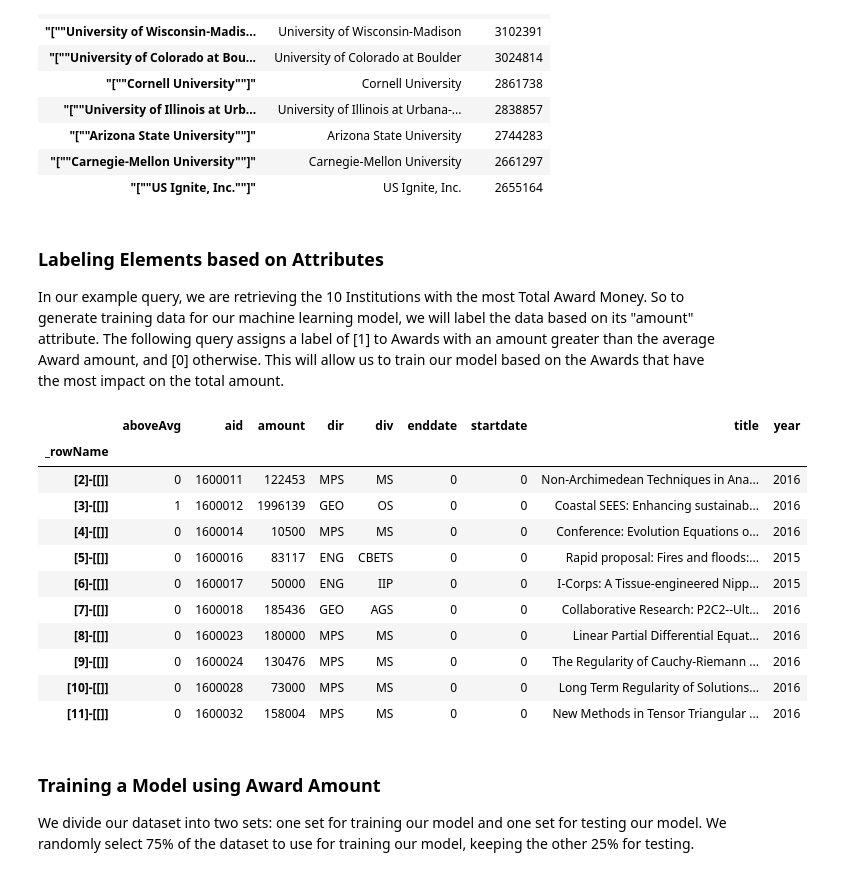
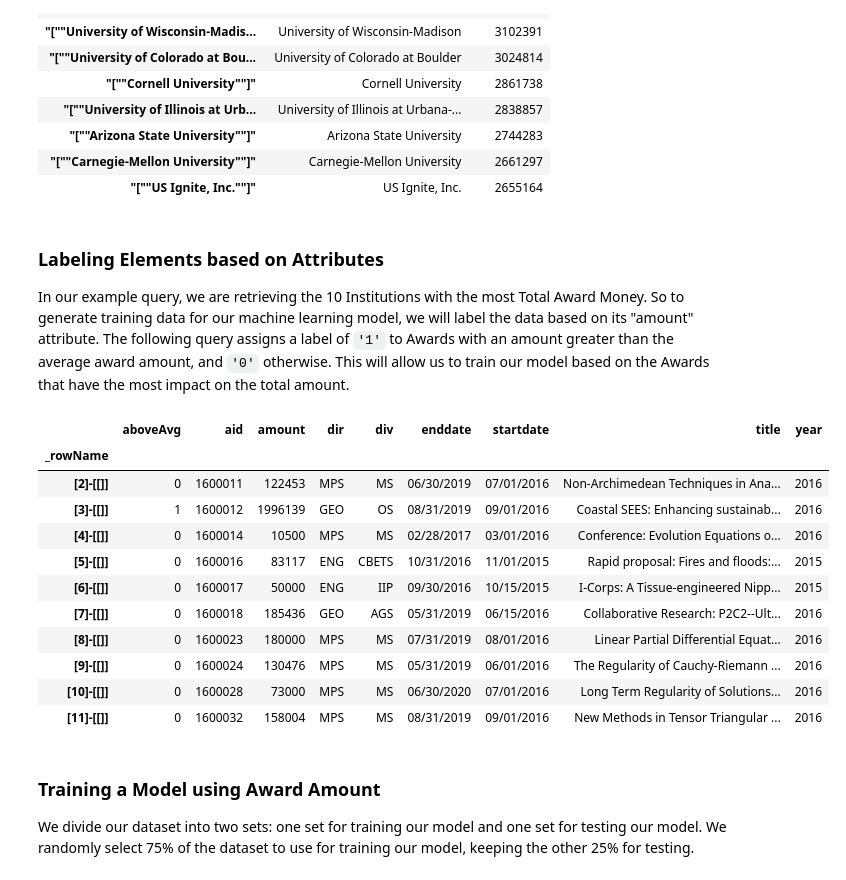
Before and after one commit to Mdevlin4/CMSC724, a Jupyter notebook: Explaining Queries by Identifying Biased Features.ipynb, the cells around one changed output. Saved outputs shown, nothing was run; the diff lists cells and outputs as text; code cells hidden in the pictures.

```diff
--- a/Explaining Queries by Identifying Biased Features.ipynb
+++ b/Explaining Queries by Identifying Biased Features.ipynb
@@ -82,29 +89,30 @@ LIMIT 10
 | "[""US Ignite, Inc.""]" | US Ignite, Inc. | 2655164 |
 # %% [markdown]
 ### Labeling Elements based on Attributes
-In our example query, we are retrieving the 10 Institutions with the most Total Award Money. So to generate training data for our machine learning model, we will label the data based on its "amount" attribute. The following query assigns a label of [1] to Awards with an amount greater than the average Award amount, and [0] otherwise. This will allow us to train our model based on the Awards that have the most impact on the total amount.
+In our example query, we are retrieving the 10 Institutions with the most Total Award Money. So to generate training data for our machine learning model, we will label the data based on its "amount" attribute. The following query assigns a label of `'1'` to Awards with an amount greater than the average award amount, and `'0'` otherwise. This will allow us to train our model based on the Awards that have the most impact on the total amount.
 # %%
 mldb.query("""
 SELECT Award.* AS *, Award.amount > amtavg AS aboveAvg
 FROM Award
 INNER JOIN (
     SELECT avg(amount) AS amtavg
     FROM Award
-) LIMIT 10
+)
+LIMIT 10
 """)
 # %% [output]
 |  | aboveAvg | aid | amount | dir | div | enddate | startdate | title | year |
 | _rowName |  |  |  |  |  |  |  |  |  |
-| [2]-[[]] | 0 | 1600011 | 122453 | MPS | MS | 0 | 0 | Non-Archimedean Techniques in Ana... | 2016 |
-| [3]-[[]] | 1 | 1600012 | 1996139 | GEO | OS | 0 | 0 | Coastal SEES: Enhancing sustainab... | 2016 |
-| [4]-[[]] | 0 | 1600014 | 10500 | MPS | MS | 0 | 0 | Conference: Evolution Equations o... | 2016 |
-| [5]-[[]] | 0 | 1600016 | 83117 | ENG | CBETS | 0 | 0 | Rapid proposal: Fires and floods:... | 2015 |
-| [6]-[[]] | 0 | 1600017 | 50000 | ENG | IIP | 0 | 0 | I-Corps: A Tissue-engineered Nipp... | 2015 |
-| [7]-[[]] | 0 | 1600018 | 185436 | GEO | AGS | 0 | 0 | Collaborative Research: P2C2--Ult... | 2016 |
-| [8]-[[]] | 0 | 1600023 | 180000 | MPS | MS | 0 | 0 | Linear Partial Differential Equat... | 2016 |
-| [9]-[[]] | 0 | 1600024 | 130476 | MPS | MS | 0 | 0 | The Regularity of Cauchy-Riemann ... | 2016 |
-| [10]-[[]] | 0 | 1600028 | 73000 | MPS | MS | 0 | 0 | Long Term Regularity of Solutions... | 2016 |
-| [11]-[[]] | 0 | 1600032 | 158004 | MPS | MS | 0 | 0 | New Methods in Tensor Triangular ... | 2016 |
+| [2]-[[]] | 0 | 1600011 | 122453 | MPS | MS | 06/30/2019 | 07/01/2016 | Non-Archimedean Techniques in Ana... | 2016 |
+| [3]-[[]] | 1 | 1600012 | 1996139 | GEO | OS | 08/31/2019 | 09/01/2016 | Coastal SEES: Enhancing sustainab... | 2016 |
+| [4]-[[]] | 0 | 1600014 | 10500 | MPS | MS | 02/28/2017 | 03/01/2016 | Conference: Evolution Equations o... | 2016 |
+| [5]-[[]] | 0 | 1600016 | 83117 | ENG | CBETS | 10/31/2016 | 11/01/2015 | Rapid proposal: Fires and floods:... | 2015 |
+| [6]-[[]] | 0 | 1600017 | 50000 | ENG | IIP | 09/30/2016 | 10/15/2015 | I-Corps: A Tissue-engineered Nipp... | 2015 |
+| [7]-[[]] | 0 | 1600018 | 185436 | GEO | AGS | 05/31/2019 | 06/15/2016 | Collaborative Research: P2C2--Ult... | 2016 |
+| [8]-[[]] | 0 | 1600023 | 180000 | MPS | MS | 07/31/2019 | 08/01/2016 | Linear Partial Differential Equat... | 2016 |
+| [9]-[[]] | 0 | 1600024 | 130476 | MPS | MS | 05/31/2019 | 06/01/2016 | The Regularity of Cauchy-Riemann ... | 2016 |
+| [10]-[[]] | 0 | 1600028 | 73000 | MPS | MS | 06/30/2020 | 07/01/2016 | Long Term Regularity of Solutions... | 2016 |
+| [11]-[[]] | 0 | 1600032 | 158004 | MPS | MS | 08/31/2019 | 09/01/2016 | New Methods in Tensor Triangular ... | 2016 |
 # %% [markdown]
 ### Training a Model using Award Amount
 We divide our dataset into two sets: one set for training our model and one set for testing our model. We randomly select 75% of the dataset to use for training our model, keeping the other 25% for testing.
```
Also changed, not shown: parts of 20 cells of this notebook.
